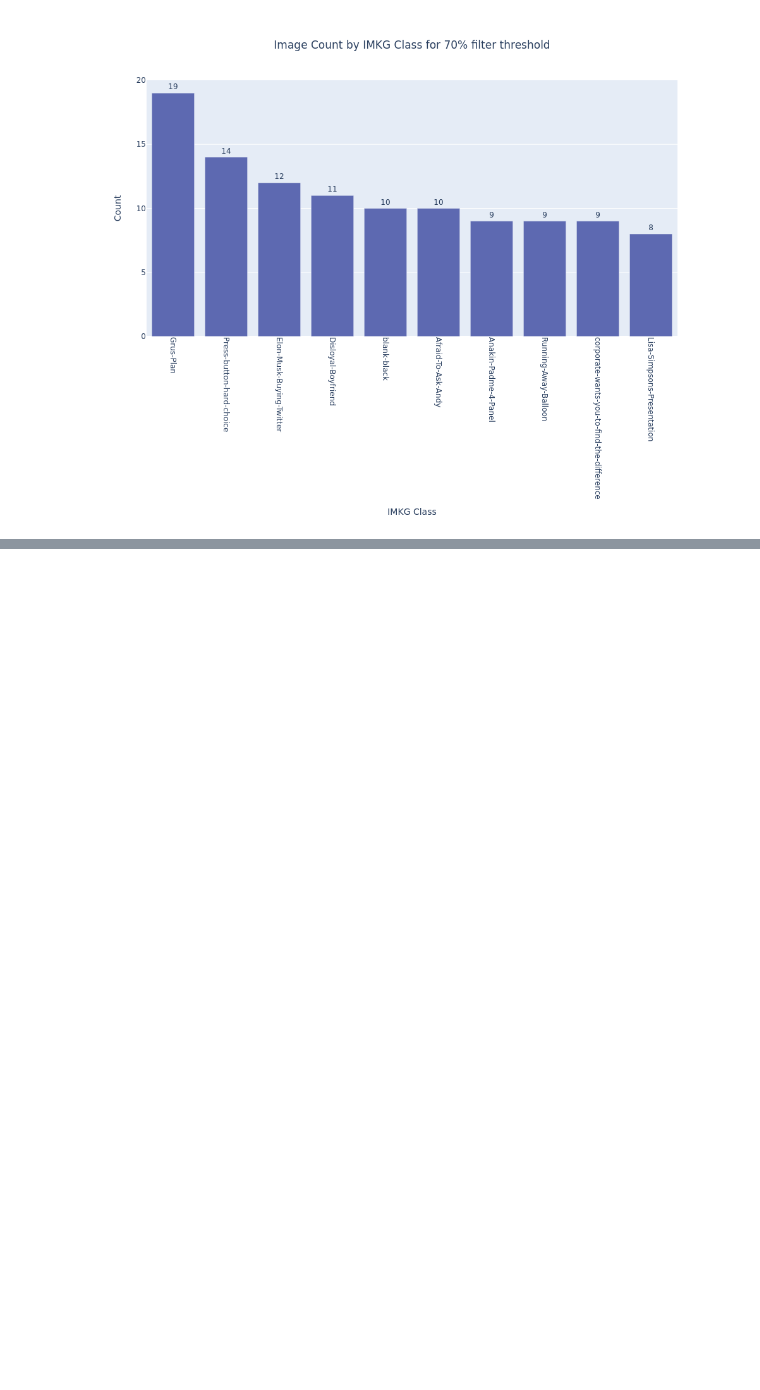
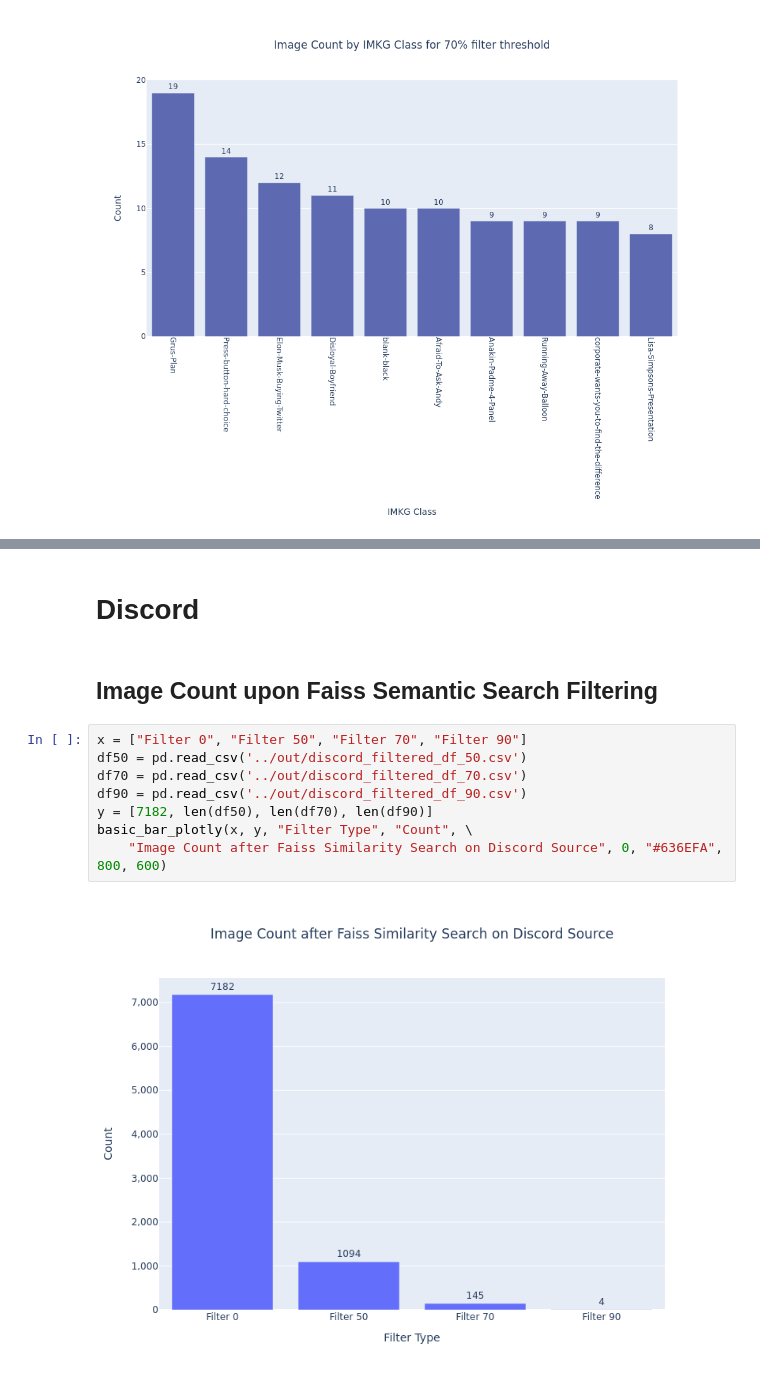
Before and after one commit to usc-isi-i2/social-media-meme-identification, a Jupyter notebook: analysis/data_analysis.ipynb, the cells around one changed output, grey strips where cells are left out. Drawn from its saved outputs; the diff is of its cells as text; blank space fills up the shorter version.

```diff
--- a/analysis/data_analysis.ipynb
+++ b/analysis/data_analysis.ipynb
@@ -306,0 +319,14 @@ basic_bar_plotly(x[:10], y[:10], "IMKG Class", "Count", "Image Count by IMKG Cla
+# %% [markdown]
+# Discord
+# %% [markdown]
+## Image Count upon Faiss Semantic Search Filtering
+# %%
+x = ["Filter 0", "Filter 50", "Filter 70", "Filter 90"]
+df50 = pd.read_csv('../out/discord_filtered_df_50.csv')
+df70 = pd.read_csv('../out/discord_filtered_df_70.csv')
+df90 = pd.read_csv('../out/discord_filtered_df_90.csv')
+y = [7182, len(df50), len(df70), len(df90)]
+basic_bar_plotly(x, y, "Filter Type", "Count", \
+    "Image Count after Faiss Similarity Search on Discord Source", 0, "#636EFA", 800, 600)
+# %% [output]
+[figure, added]
```
Also changed, not shown: parts of 10 cells of this notebook, 8 other files.
